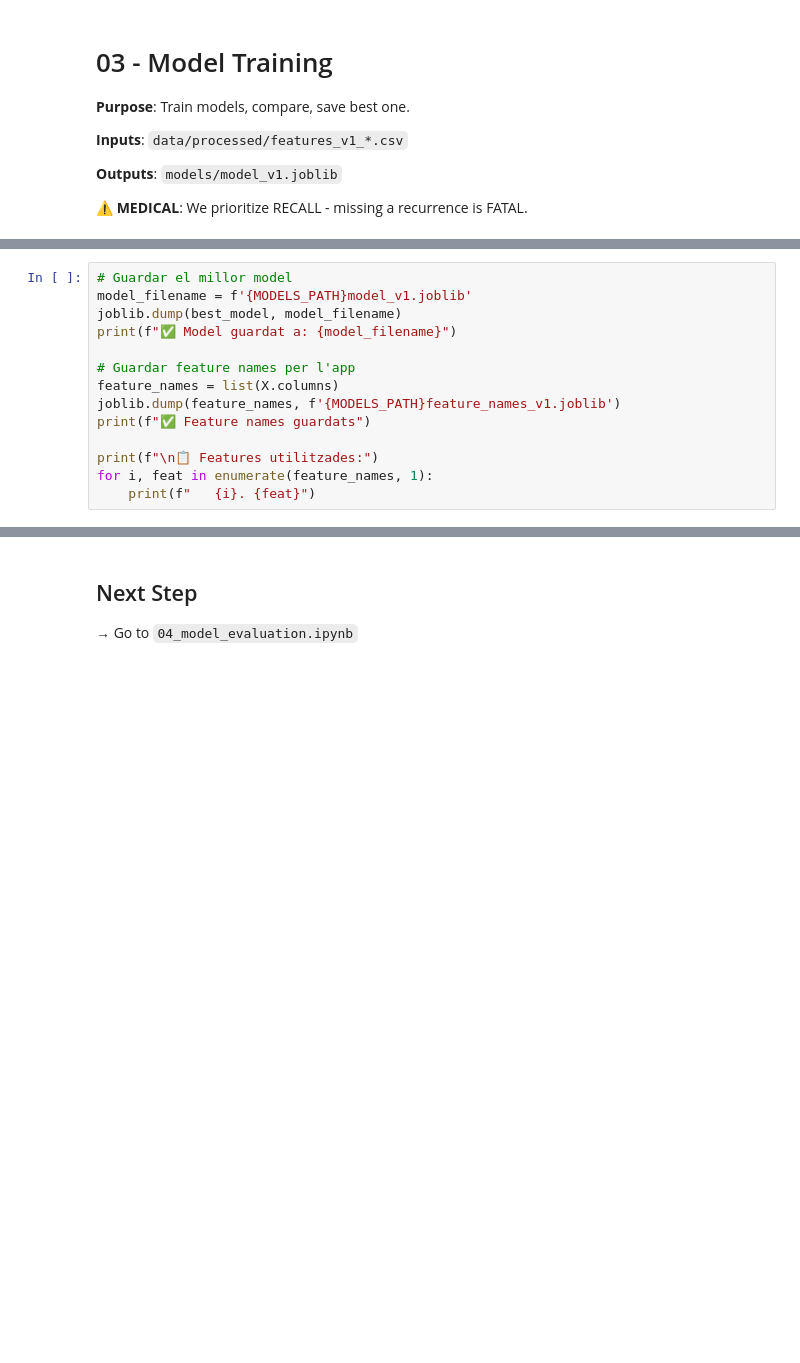
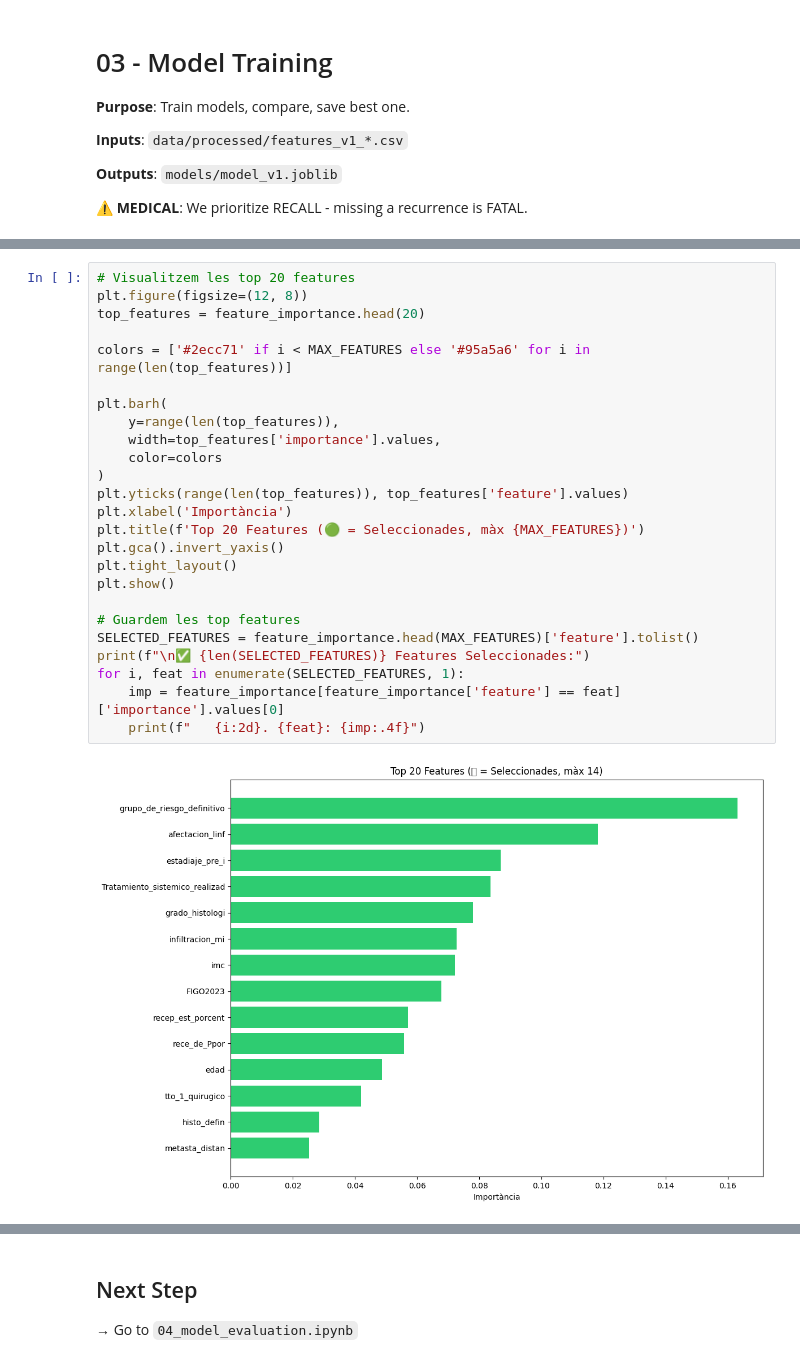
Before and after one commit to joelmarquez05/bitsXlamarato-2025-endorisk, a Jupyter notebook: notebooks/03_model_training.ipynb, the cells around one changed output, grey strips where cells are left out. Saved outputs shown, nothing was run; the diff lists cells and outputs as text; blank space fills up the shorter version.

```diff
--- a/notebooks/03_model_training.ipynb
+++ b/notebooks/03_model_training.ipynb
@@ -286,14 +85,0 @@ print(f"\n✅ Millor model seleccionat: {best_name}")
-# %%
-# Guardar el millor model
-model_filename = f'{MODELS_PATH}model_v1.joblib'
-joblib.dump(best_model, model_filename)
-print(f"✅ Model guardat a: {model_filename}")
-
-# Guardar feature names per l'app
-feature_names = list(X.columns)
-joblib.dump(feature_names, f'{MODELS_PATH}feature_names_v1.joblib')
-print(f"✅ Feature names guardats")
-
-print(f"\n📋 Features utilitzades:")
-for i, feat in enumerate(feature_names, 1):
-    print(f"   {i}. {feat}")
@@ -336,0 +161,27 @@ if importances is not None:
+# %%
+# Visualitzem les top 20 features
+plt.figure(figsize=(12, 8))
+top_features = feature_importance.head(20)
+
+colors = ['#2ecc71' if i < MAX_FEATURES else '#95a5a6' for i in range(len(top_features))]
+
+plt.barh(
+    y=range(len(top_features)),
+    width=top_features['importance'].values,
+    color=colors
+)
+plt.yticks(range(len(top_features)), top_features['feature'].values)
+plt.xlabel('Importància')
+plt.title(f'Top 20 Features (🟢 = Seleccionades, màx {MAX_FEATURES})')
+plt.gca().invert_yaxis()
+plt.tight_layout()
+plt.show()
+
+# Guardem les top features
+SELECTED_FEATURES = feature_importance.head(MAX_FEATURES)['feature'].tolist()
+print(f"\n✅ {len(SELECTED_FEATURES)} Features Seleccionades:")
+for i, feat in enumerate(SELECTED_FEATURES, 1):
+    imp = feature_importance[feature_importance['feature'] == feat]['importance'].values[0]
+    print(f"   {i:2d}. {feat}: {imp:.4f}")
+# %% [output]
+[figure, added]
```
Also changed, not shown: parts of 23 cells of this notebook, 4 other files.
